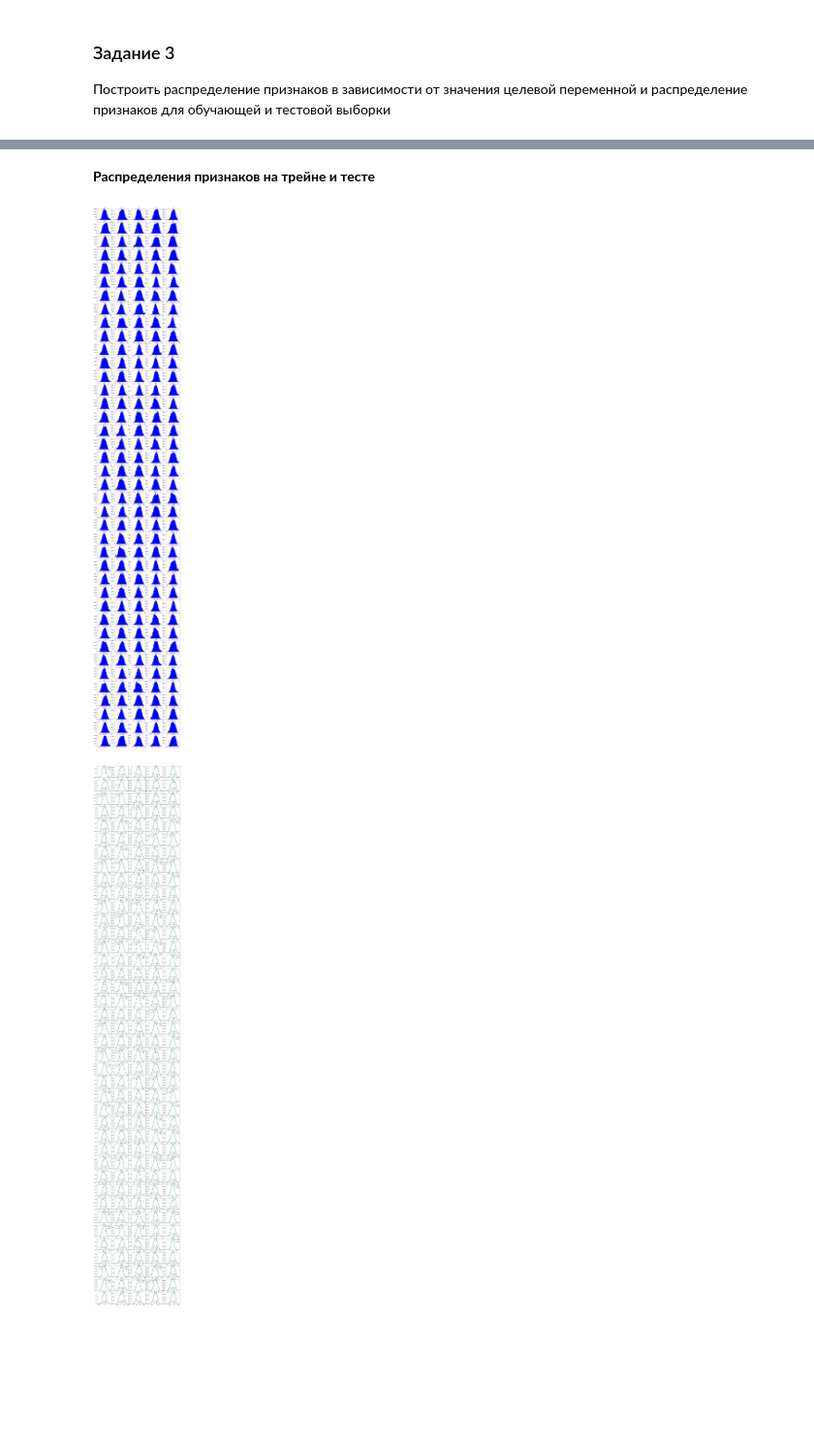
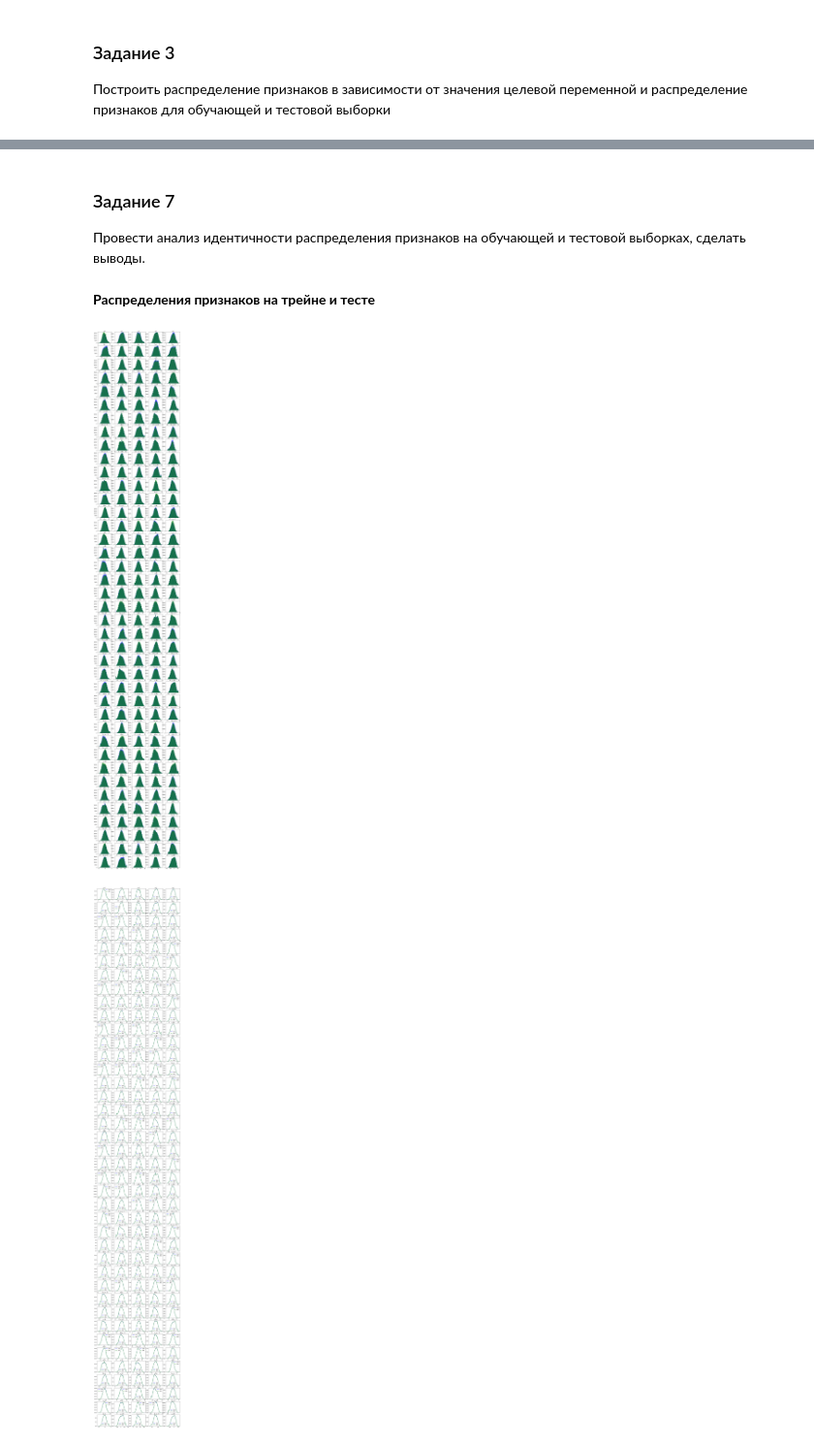
Before and after one commit to fogugy/gb_kaggle, a Jupyter notebook: hw1.ipynb, the cells around one changed output, grey strips where cells are left out. Shown at 97% size. Saved outputs shown, nothing was run; the diff lists cells and outputs as text; code cells hidden in the pictures; blank space fills up the shorter version.

```diff
--- a/hw1.ipynb
+++ b/hw1.ipynb
@@ -175,7 +175,12 @@ columns = ['var_0', 'var_1', 'var_2', 'var_5', 'var_9', 'var_10', 'var_13', \
 fig, axes = plt.subplots(5, 4, figsize=(15, 15))
 
 for num, feature in enumerate(columns):
-    data = train[feature].copy()
-    axes[num//4, num%4].scatter(train['target'], data, color="blue")
-    axes[num//4, num%4].set_title(feature, fontsize=8)
+    d1 = train[train['target'] == 0][feature]
+    d2 = train[train['target'] == 1][feature]
+
+    p = axes[num//4, num%4]
+
+    p.boxplot([d1, d2])
+
+    p.set_title(feature, fontsize=8)
 # %% [output]
@@ -183,14 +262,17 @@ for num, feature in enumerate(columns):
+# %% [markdown]
+### Задание 7
+Провести анализ идентичности распределения признаков на обучающей и тестовой выборках, сделать выводы.
 # %% [markdown]
 **Распределения признаков на трейне и тесте**
 # %%
 fig, axes = plt.subplots(40, 5, figsize=(15, 100))
 
 for num, feature in enumerate(continuous_feature):
-    data = train[feature].copy()
-    axes[num//5, num%5].hist(data, bins=25, color="blue")
+    axes[num//5, num%5].hist(train[feature].copy(), bins=25, color="blue", alpha=0.7)
+    axes[num//5, num%5].hist(test[feature].copy(), bins=25, color="green", alpha=0.7)
     axes[num//5, num%5].set_title(feature, fontsize=8)
 # %% [output]
-[figure, old version]
+[figure, new version]
 # %%
 fig, axes = plt.subplots(40, 5, figsize=(15, 100))
 
```
Also changed, not shown: parts of 19 cells of this notebook, 1 other file.
